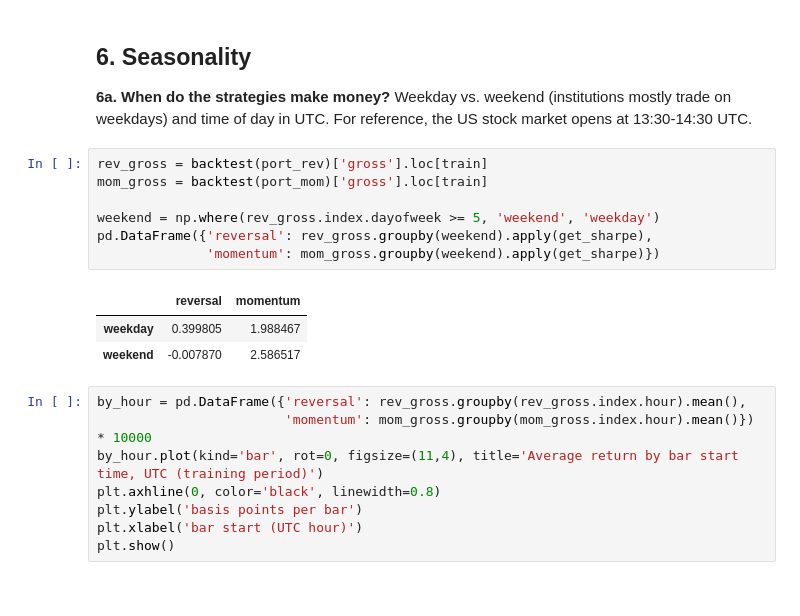
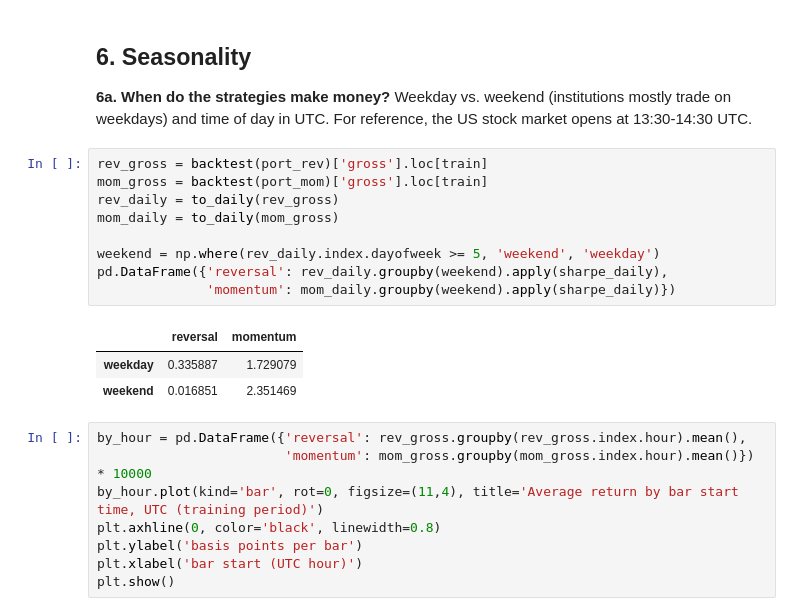
Before and after one commit to Gautam-Kanna/crypto-momentum-reversal, a Jupyter notebook: Crypto_Momentum_Reversal.ipynb, the cells around one changed output. Drawn from its saved outputs; the diff is of its cells as text.

```diff
--- a/Crypto_Momentum_Reversal.ipynb
+++ b/Crypto_Momentum_Reversal.ipynb
@@ -324,14 +349,16 @@ resid_test.to_frame('sharpe (train, gross)')
 # %%
 rev_gross = backtest(port_rev)['gross'].loc[train]
 mom_gross = backtest(port_mom)['gross'].loc[train]
+rev_daily = to_daily(rev_gross)
+mom_daily = to_daily(mom_gross)
 
-weekend = np.where(rev_gross.index.dayofweek >= 5, 'weekend', 'weekday')
-pd.DataFrame({'reversal': rev_gross.groupby(weekend).apply(get_sharpe),
-              'momentum': mom_gross.groupby(weekend).apply(get_sharpe)})
+weekend = np.where(rev_daily.index.dayofweek >= 5, 'weekend', 'weekday')
+pd.DataFrame({'reversal': rev_daily.groupby(weekend).apply(sharpe_daily),
+              'momentum': mom_daily.groupby(weekend).apply(sharpe_daily)})
 # %% [output]
 |  | reversal | momentum |
-| weekday | 0.399805 | 1.988467 |
-| weekend | -0.007870 | 2.586517 |
+| weekday | 0.335887 | 1.729079 |
+| weekend | 0.016851 | 2.351469 |
 # %%
 by_hour = pd.DataFrame({'reversal': rev_gross.groupby(rev_gross.index.hour).mean(),
                         'momentum': mom_gross.groupby(mom_gross.index.hour).mean()}) * 10000
```
Also changed, not shown: parts of 23 cells of this notebook, 2 other files.
